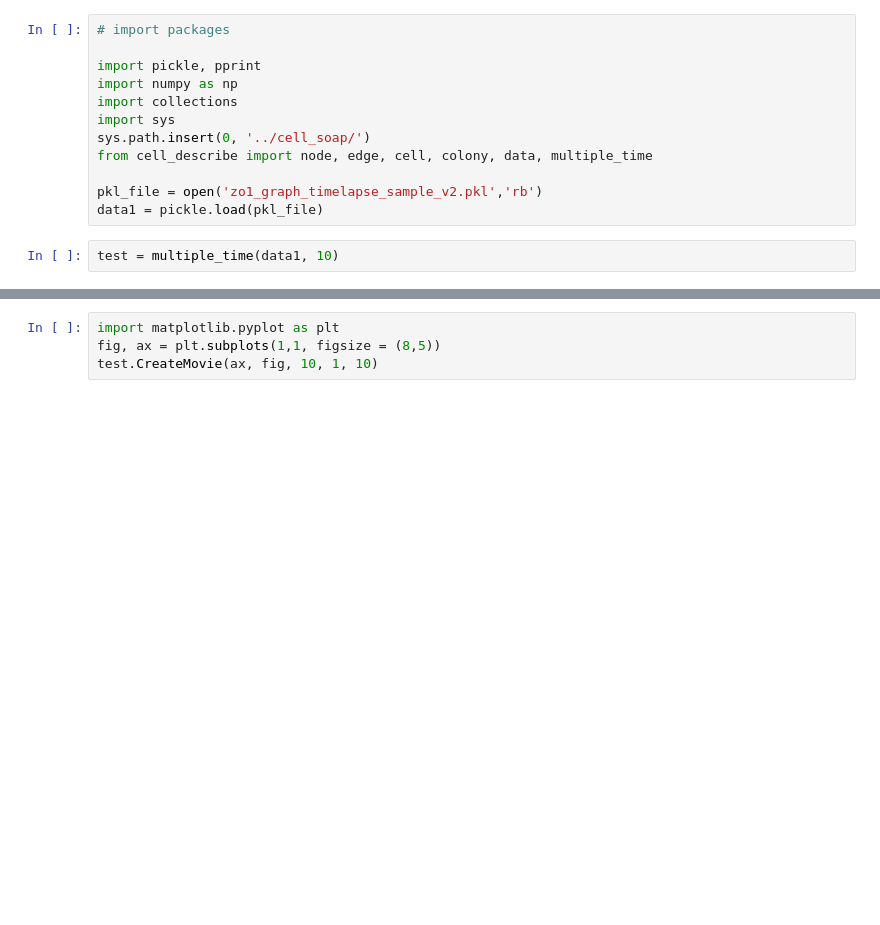
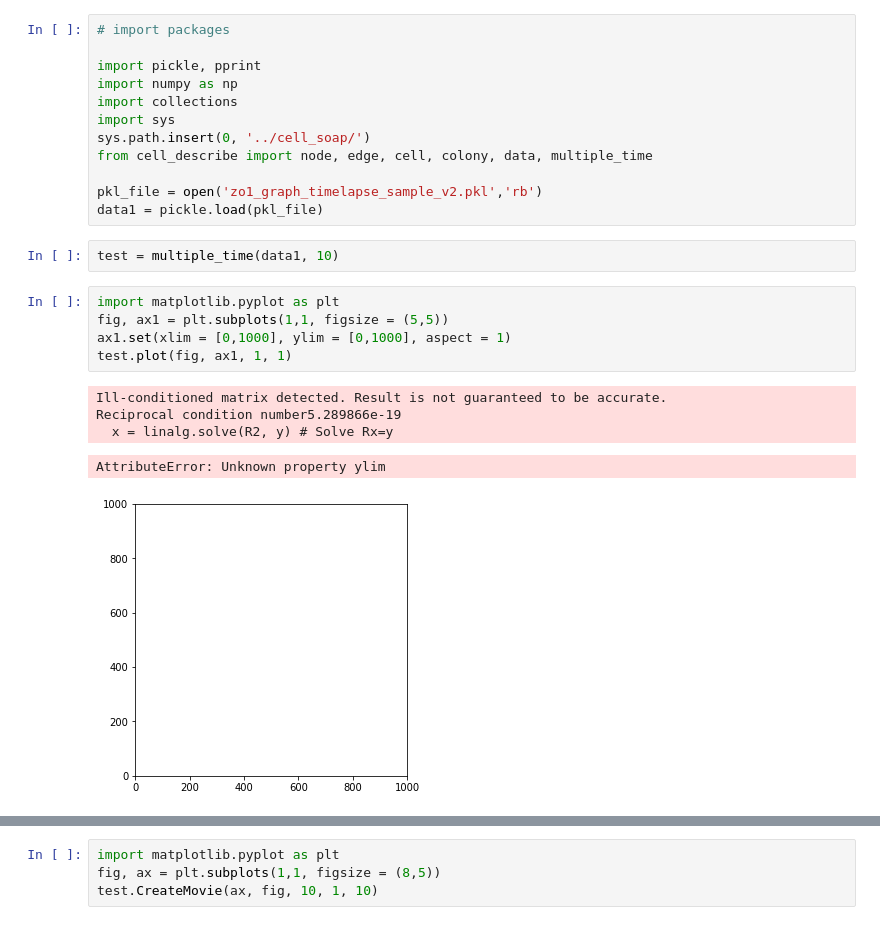
Before and after one commit to AllenCellModeling/DLITE, a Jupyter notebook: notebooks/Concise_format.ipynb, the cells around one changed output, grey strips where cells are left out. Cells and saved outputs as stored; diff of their text form; blank space fills up the shorter version.

```diff
--- a/notebooks/Concise_format.ipynb
+++ b/notebooks/Concise_format.ipynb
@@ -12,6 +12,17 @@ pkl_file = open('zo1_graph_timelapse_sample_v2.pkl','rb')
 data1 = pickle.load(pkl_file)
 # %%
 test = multiple_time(data1, 10)
+# %%
+import matplotlib.pyplot as plt
+fig, ax1 = plt.subplots(1,1, figsize = (5,5))
+ax1.set(xlim = [0,1000], ylim = [0,1000], aspect = 1)
+test.plot(fig, ax1, 1, 1)
+# %% [output]
+Ill-conditioned matrix detected. Result is not guaranteed to be accurate.
+Reciprocal condition number5.289866e-19
+  x = linalg.solve(R2, y) # Solve Rx=y
+AttributeError: Unknown property ylim
+[figure, added]
 # %%
 import matplotlib.pyplot as plt
 fig, ax = plt.subplots(1,1, figsize = (8,5))
```
Also changed, not shown: parts of 2 cells of this notebook, 4 other files.
